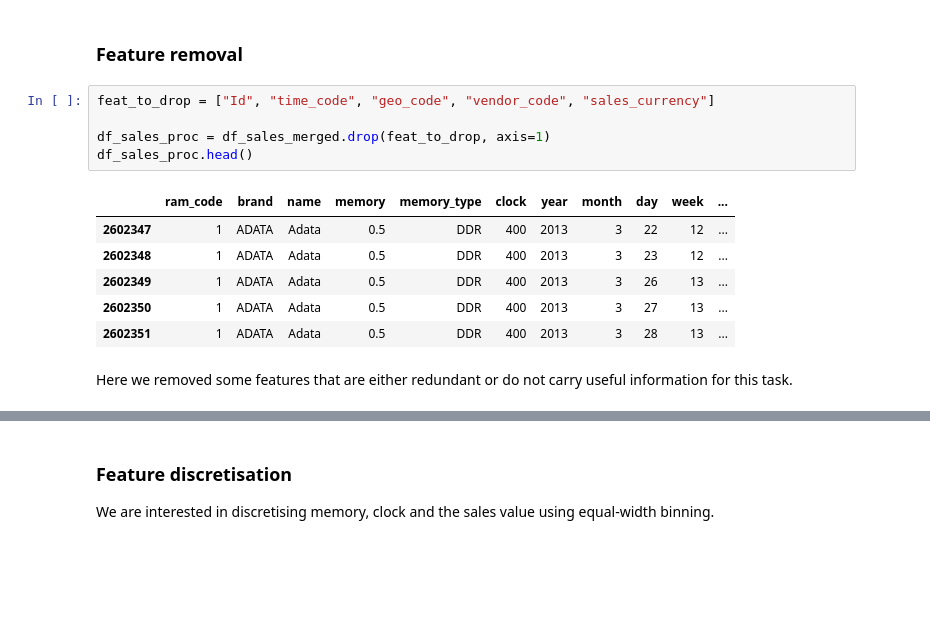
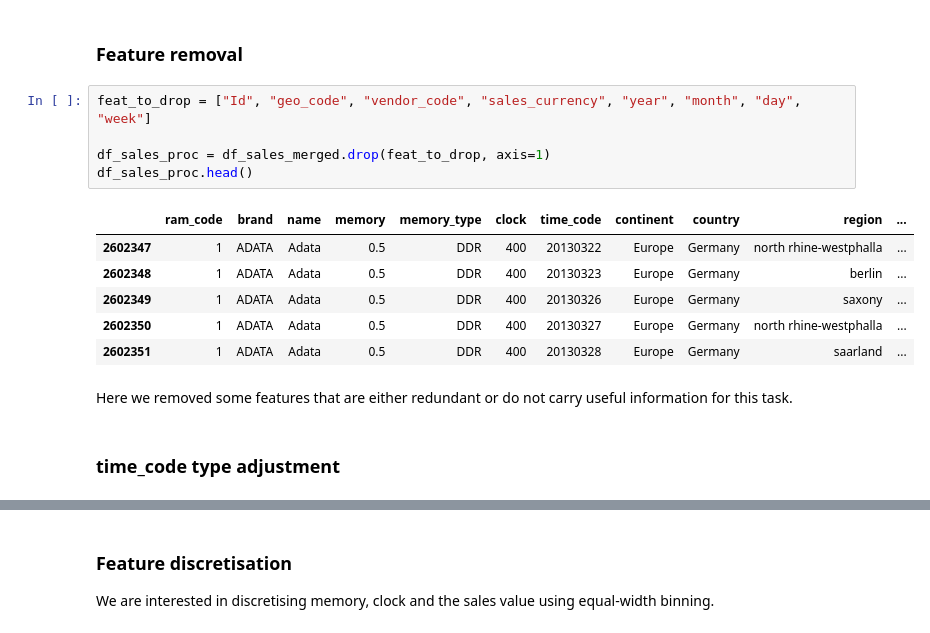
Before and after one commit to adettori/Data-Mining-DM-2020-project, a Jupyter notebook: DM_14_TASK4/dm2020-2-task4.ipynb, the cells around one changed output, grey strips where cells are left out. Drawn from its saved outputs; the diff is of its cells as text; blank space fills up the shorter version.

```diff
--- a/DM_14_TASK4/dm2020-2-task4.ipynb
+++ b/DM_14_TASK4/dm2020-2-task4.ipynb
@@ -48,16 +48,18 @@ Here we are interested in making the sales dataframe more suitable for our analy
 # %% [markdown]
 ### Feature removal
 # %%
-feat_to_drop = ["Id", "time_code", "geo_code", "vendor_code", "sales_currency"]
+feat_to_drop = ["Id", "geo_code", "vendor_code", "sales_currency", "year", "month", "day", "week"]
 
 df_sales_proc = df_sales_merged.drop(feat_to_drop, axis=1)
 df_sales_proc.head()
 # %% [output]
-|  | ram_code | brand | name | memory | memory_type | clock | year | month | day | week | ... |
-| 2602347 | 1 | ADATA | Adata | 0.5 | DDR | 400 | 2013 | 3 | 22 | 12 | ... |
-| 2602348 | 1 | ADATA | Adata | 0.5 | DDR | 400 | 2013 | 3 | 23 | 12 | ... |
-| 2602349 | 1 | ADATA | Adata | 0.5 | DDR | 400 | 2013 | 3 | 26 | 13 | ... |
-| 2602350 | 1 | ADATA | Adata | 0.5 | DDR | 400 | 2013 | 3 | 27 | 13 | ... |
-| 2602351 | 1 | ADATA | Adata | 0.5 | DDR | 400 | 2013 | 3 | 28 | 13 | ... |
+|  | ram_code | brand | name | memory | memory_type | clock | time_code | continent | country | region | ... |
+| 2602347 | 1 | ADATA | Adata | 0.5 | DDR | 400 | 20130322 | Europe | Germany | north rhine-westphalla | ... |
+| 2602348 | 1 | ADATA | Adata | 0.5 | DDR | 400 | 20130323 | Europe | Germany | berlin | ... |
+| 2602349 | 1 | ADATA | Adata | 0.5 | DDR | 400 | 20130326 | Europe | Germany | saxony | ... |
+| 2602350 | 1 | ADATA | Adata | 0.5 | DDR | 400 | 20130327 | Europe | Germany | north rhine-westphalla | ... |
+| 2602351 | 1 | ADATA | Adata | 0.5 | DDR | 400 | 20130328 | Europe | Germany | saarland | ... |
 # %% [markdown]
 Here we removed some features that are either redundant or do not carry useful information for this task.
+# %% [markdown]
+### time_code type adjustment
```
Also changed, not shown: parts of 64 cells of this notebook.
